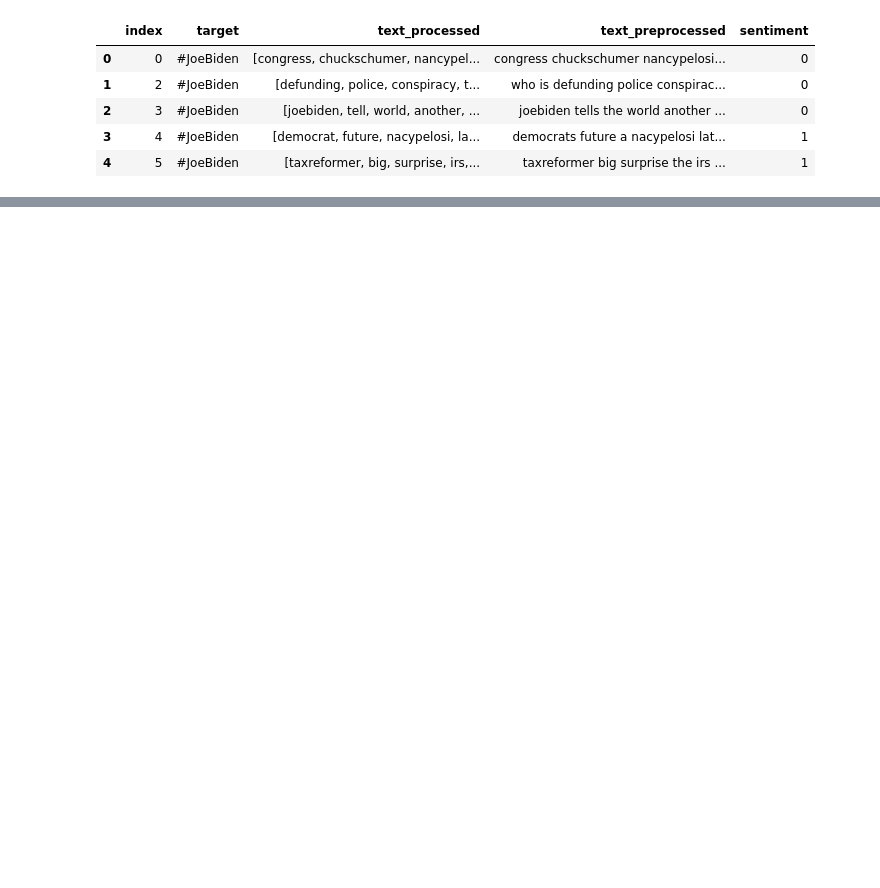
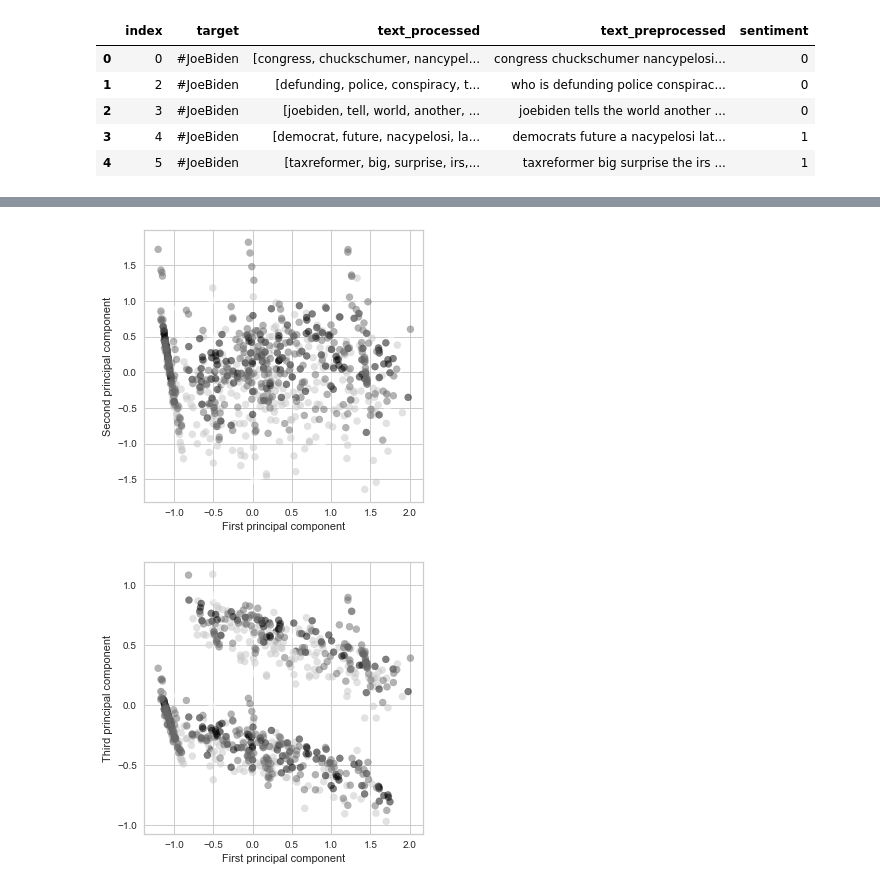
Before and after one commit to FelipeAvila2/ML-Twitter-public-opinion-analysis, a Jupyter notebook: main.ipynb, the cells around one changed output, grey strips where cells are left out. Saved outputs shown, nothing was run; the diff lists cells and outputs as text; code cells hidden in the pictures; blank space fills up the shorter version.

```diff
--- a/main.ipynb
+++ b/main.ipynb
@@ -462,0 +414,10 @@ X = bow_vect.fit_transform(politic_df['blobbed']).toarray()
+# %%
+def labelization(row):
+    if row == '#JoeBiden':
+        return 0
+    elif row == '#BernieSanders':
+        return 1
+    elif row == '#TedCruz':
+        return 2
+    elif row == '#MikePence':
+        return 3
@@ -462,0 +462,17 @@ X = bow_vect.fit_transform(politic_df['blobbed']).toarray()
+# %%
+import matplotlib.pyplot as plt
+
+
+plt.figure(figsize=(5, 5))
+plt.scatter(X_pca[:, 0],X_pca[:, 1], c=y,alpha=0.5)
+plt.xlabel("First principal component")
+plt.ylabel("Second principal component")
+plt.show()
+plt.figure(figsize=(5, 5))
+plt.scatter(X_pca[:, 0],X_pca[:, 2], c=y,alpha=0.5)
+plt.xlabel("First principal component")
+plt.ylabel("Third principal component")
+plt.show()
+# %% [output]
+[figure, added]
+[figure, added]
```
Also changed, not shown: parts of 38 cells of this notebook.
